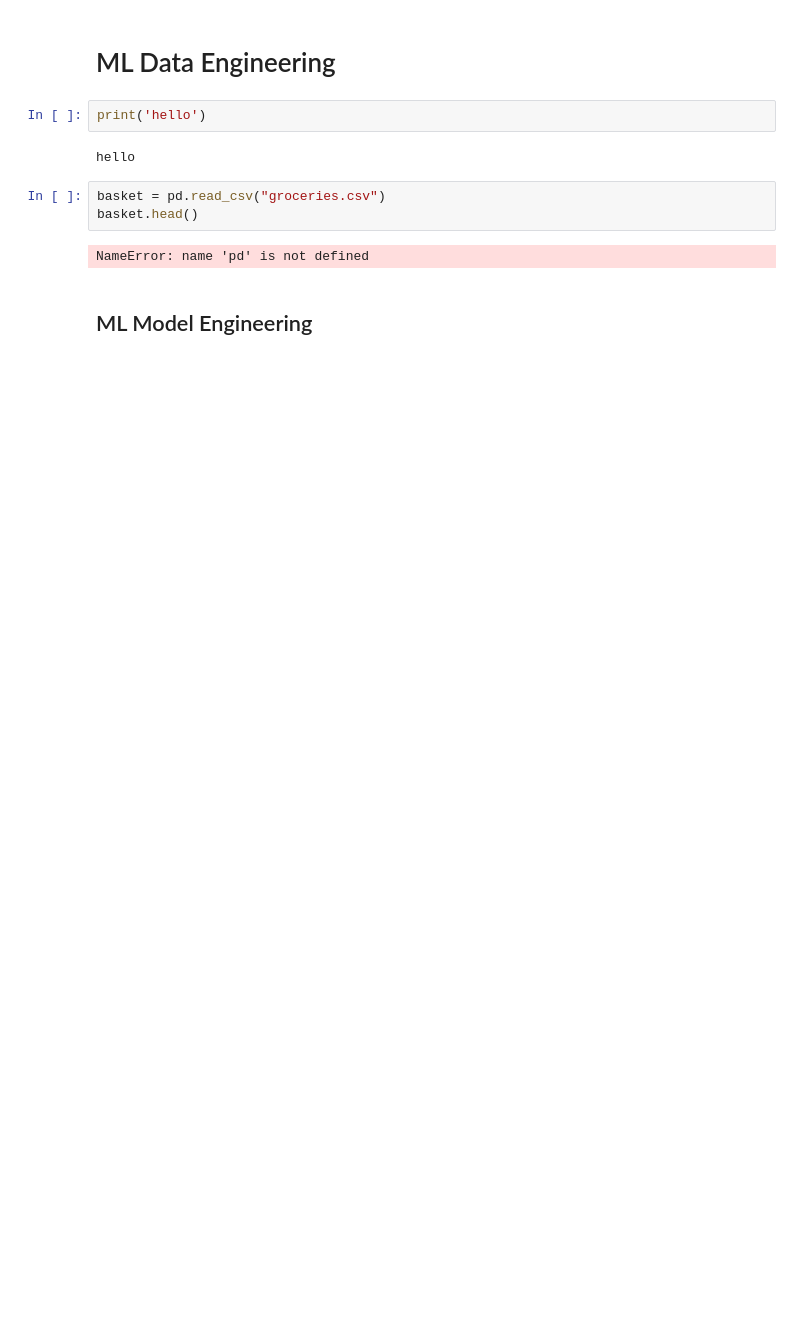
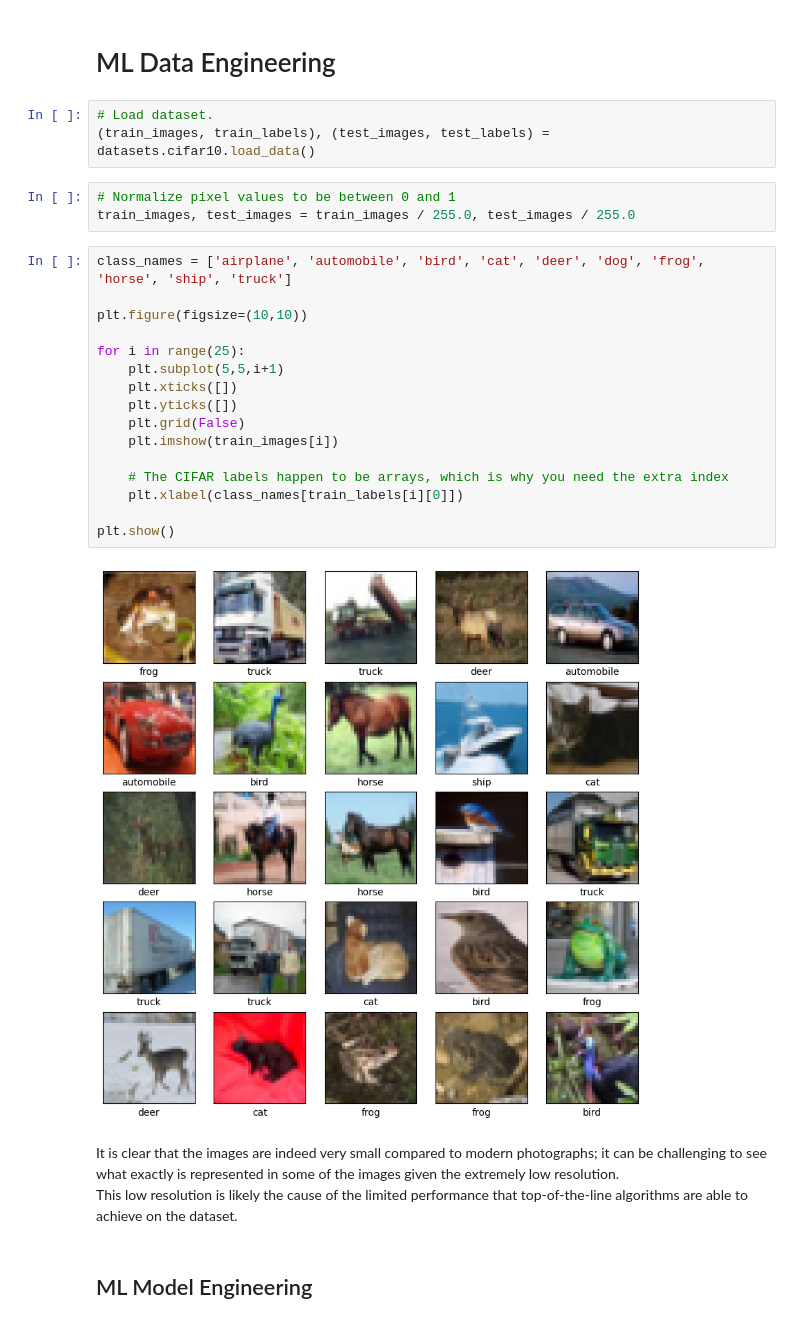
Before and after one commit to jjmartegarcia/machinelearning, a Jupyter notebook: excercises/CNN/ImageRecognition.ipynb, the cells around one changed output. Saved outputs shown, nothing was run; the diff lists cells and outputs as text; blank space fills up the shorter version.

```diff
--- a/excercises/CNN/ImageRecognition.ipynb
+++ b/excercises/CNN/ImageRecognition.ipynb
@@ -20,13 +78,32 @@ Explanation
 # %% [markdown]
 # ML Data Engineering
 # %%
-print('hello')
+# Load dataset.
+(train_images, train_labels), (test_images, test_labels) = datasets.cifar10.load_data()
-# %% [output]
-hello
-# %%
-basket = pd.read_csv("groceries.csv")
-basket.head()
-# %% [output]
-NameError: name 'pd' is not defined
+# %%
+# Normalize pixel values to be between 0 and 1
+train_images, test_images = train_images / 255.0, test_images / 255.0
+# %%
+class_names = ['airplane', 'automobile', 'bird', 'cat', 'deer', 'dog', 'frog', 'horse', 'ship', 'truck']
+
+plt.figure(figsize=(10,10))
+
+for i in range(25):
+    plt.subplot(5,5,i+1)
+    plt.xticks([])
+    plt.yticks([])
+    plt.grid(False)
+    plt.imshow(train_images[i])
+
+    # The CIFAR labels happen to be arrays, which is why you need the extra index
+    plt.xlabel(class_names[train_labels[i][0]])
+
+plt.show()
+# %% [output]
+[figure, added]
+# %% [markdown]
+It is clear that the images are indeed very small compared to modern photographs; it can be challenging to see what exactly is represented in some of the images given the extremely low resolution.
+<br>
+This low resolution is likely the cause of the limited performance that top-of-the-line algorithms are able to achieve on the dataset.
 # %% [markdown]
 ## ML Model Engineering
```
Also changed, not shown: parts of 15 cells of this notebook.
